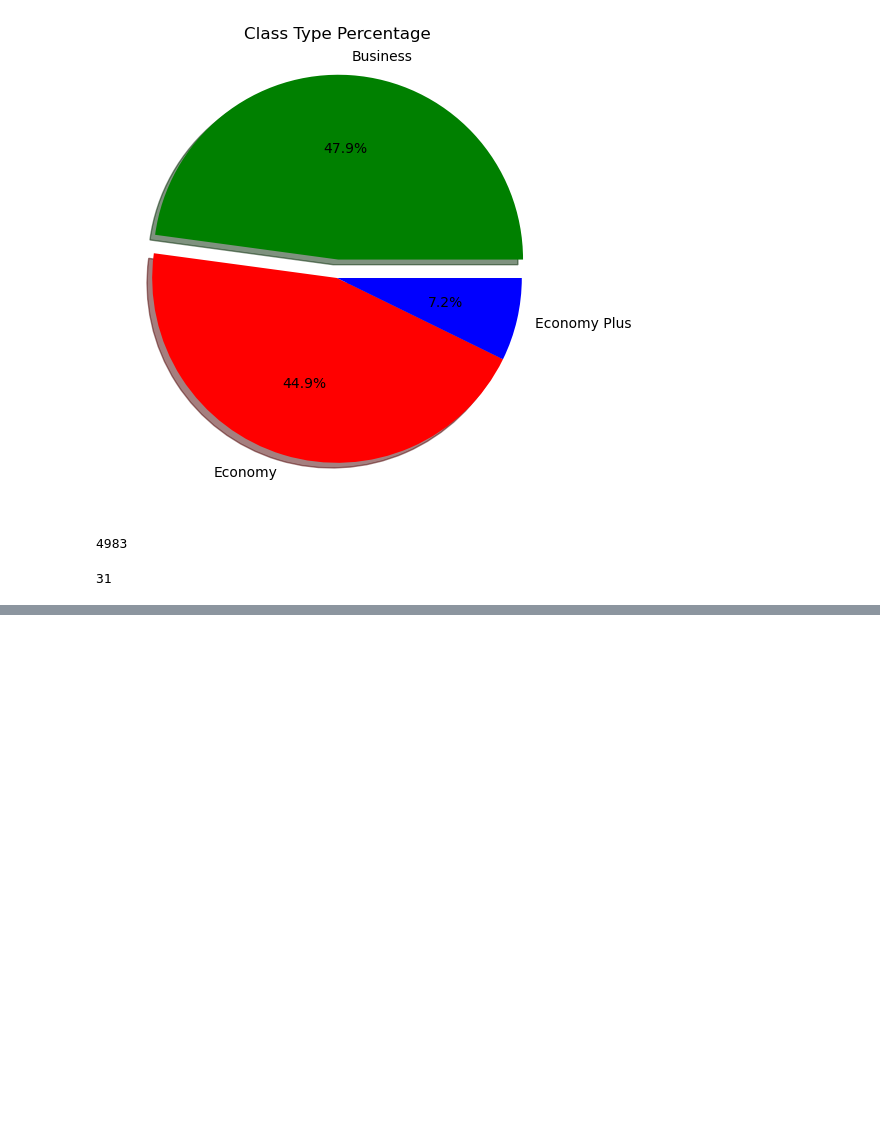
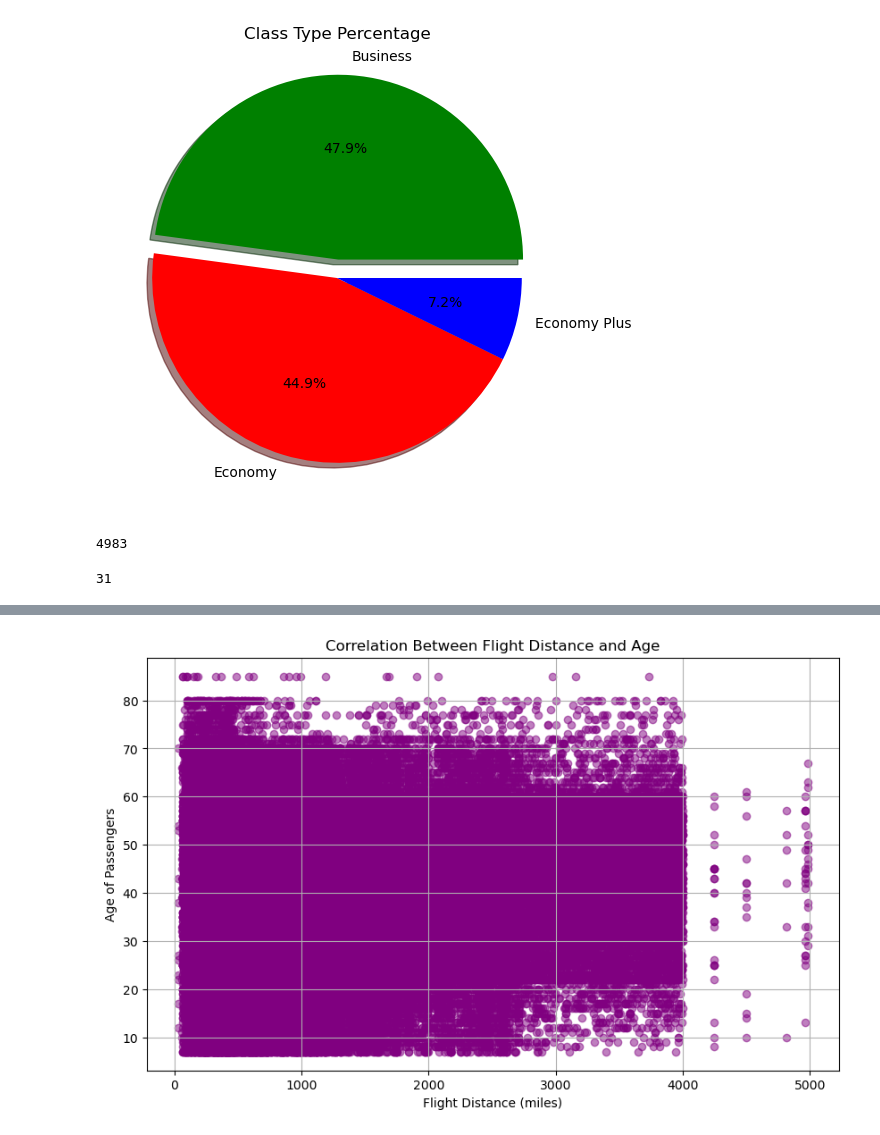
Before and after one commit to SK4TER3TAILWHIP/Data_project_1, a Jupyter notebook: Tanner.ipynb, the cells around one changed output, grey strips where cells are left out. Cells and saved outputs as stored; diff of their text form; code cells hidden in the pictures; blank space fills up the shorter version.

```diff
--- a/Tanner.ipynb
+++ b/Tanner.ipynb
@@ -156,0 +231,11 @@ plt.pie
+# %%
+# Plot a scatter plot for flight distance vs. age
+plt.figure(figsize=(10, 6))
+plt.scatter(airline_data['Flight Distance'], airline_data['Age'], alpha=0.5, color='purple')
+plt.title('Correlation Between Flight Distance and Age')
+plt.xlabel('Flight Distance (miles)')
+plt.ylabel('Age of Passengers')
+plt.grid(True)
+plt.show()
+# %% [output]
+[figure, added]
```
Also changed, not shown: parts of 10 cells of this notebook.
